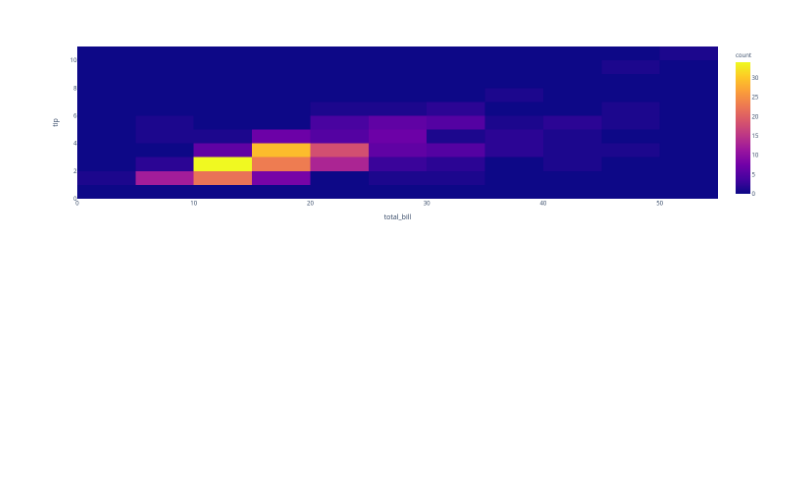
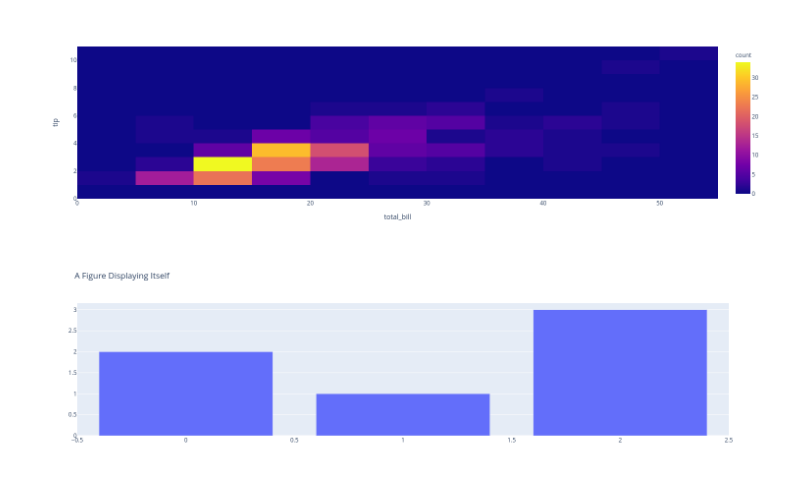
Before and after one commit to gavin-k-lee/my-streamlit-app, a Jupyter notebook: notebooks/exploration.ipynb, the cells around one changed output. Drawn from its saved outputs; the diff is of its cells as text; code cells hidden in the pictures; blank space fills up the shorter version.

Commit message:
add other plotly figure

```diff
--- a/notebooks/exploration.ipynb
+++ b/notebooks/exploration.ipynb
@@ -26,3 +26,12 @@ fig.show()
 # %% [output]
 [interactive output not drawn]
 [figure]
+# %%
+import plotly.graph_objects as go
+fig = go.Figure(
+    data=[go.Bar(y=[2, 1, 3])],
+    layout_title_text="A Figure Displaying Itself"
+)
+fig
+# %% [output]
+[figure, added]
```
Also changed, not shown: 1 other file.
